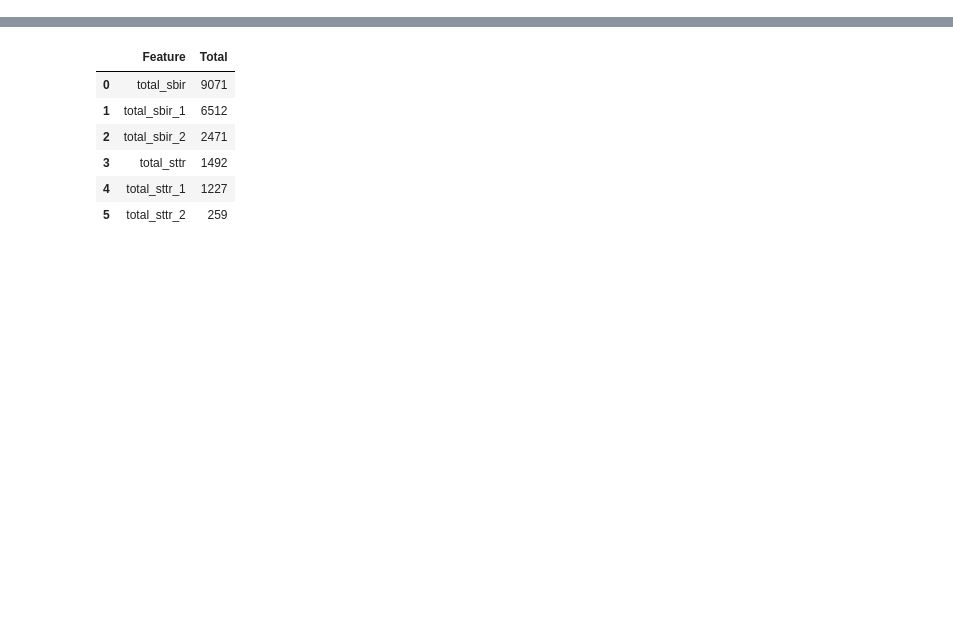
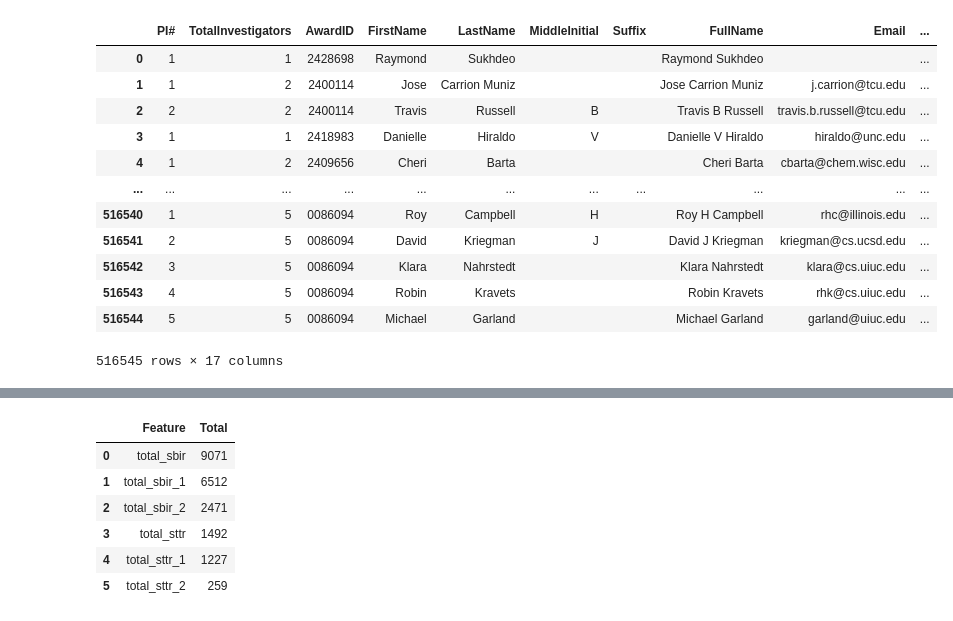
Before and after one commit to SeverinoCenter/nsf-award-extract, a Jupyter notebook: notebooks/0_unzip_process_xml.ipynb, the cells around one changed output, grey strips where cells are left out. Saved outputs shown, nothing was run; the diff lists cells and outputs as text; code cells hidden in the pictures; blank space fills up the shorter version.

```diff
--- a/notebooks/0_unzip_process_xml.ipynb
+++ b/notebooks/0_unzip_process_xml.ipynb
@@ -131,9 +57,0 @@ grants=utils.create_grant_features(grants)
-# %%
-#Feature Engineering
-# Add a new column 'Is_SBIR' to the grants DataFrame
-grants['sbir'] = grants['AwardTitle'].str.contains('SBIR ', case=False, na=False).astype(int)
-grants['sbir_1'] = grants['AwardTitle'].str.contains('SBIR Phase I:', case=False, na=False).astype(int)
-grants['sbir_2'] = grants['AwardTitle'].str.contains('SBIR Phase II:', case=False, na=False).astype(int)
-grants['sttr'] = grants['AwardTitle'].str.contains('STTR ', case=False, na=False).astype(int)
-grants['sttr_1'] = grants['AwardTitle'].str.contains('STTR Phase I:', case=False, na=False).astype(int)
-grants['sttr_2'] = grants['AwardTitle'].str.contains('STTR Phase II:', case=False, na=False).astype(int)
@@ -139,0 +67,10 @@ grants['sttr_2'] = grants['AwardTitle'].str.contains('STTR Phase II:', case=Fals
+# %%
+if process:
+    df= pd.read_csv('../coded/nsf_data.csv')
+    df, grants, invest = utils.process_dataframe(df, root_folder, output_csv, output_pkl)
+    # df.to_csv(output_csv / 'final' / 'df_final.csv', index=False)
+    # df.to_pickle(output_pkl / 'final' / 'df_final.pkl')
+    # grants.to_csv(output_csv / 'final' / 'grants_final.csv', index=False)
+    # grants.to_pickle(output_pkl / 'final' / 'grants_final.pkl')
+    # invest.to_csv(output_csv / 'final' / 'invest_final.csv', index=False)
+    # invest.to_pickle(output_pkl / 'final' / 'invest_final.pkl')
@@ -139,0 +95,21 @@ grants['sttr_2'] = grants['AwardTitle'].str.contains('STTR Phase II:', case=Fals
+# %%
+coding=1
+if coding:
+    icorps = grants[grants['AwardTitle'].str.contains('I-Corps', case=False, na=False)]
+    icorps.to_excel('../data/icorps.xlsx', index=False)
+    sbir = grants[grants['AwardTitle'].str.contains('SBIR', case=False, na=False)]
+    sbir.to_excel('../data/sbir.xlsx', index=False)
+    sttr = grants[grants['AwardTitle'].str.contains('STTR', case=False, na=False)]
+    sttr.to_excel('../data/sttr.xlsx', index=False)
+# %%
+merge=1
+if merge:
+    grants = pd.read_pickle('../outputpkl/final/grants_final.pkl')
+    icorps = pd.read_excel('../Data/icorps_coded.xlsx')
+    grants = utils.process_and_merge_grants(grants, icorps, key='AwardID', columns_to_clean=['teams','hub','site','node'])
+    sbir = pd.read_excel('../Data/sbir_coded.xlsx')
+    grants = utils.process_and_merge_grants(grants, sbir, key='AwardID', columns_to_clean=['sbir','sbir_1','sbir_2','sbir_e'])
+    sttr = pd.read_excel('../Data/sttr_coded.xlsx')
+    grants = utils.process_and_merge_grants(grants, sttr, key='AwardID', columns_to_clean=['sttr','sttr_1','sttr_2','sttr_e'])
+
+grants
@@ -139,0 +136,18 @@ grants['sttr_2'] = grants['AwardTitle'].str.contains('STTR Phase II:', case=Fals
+# %%
+invest = pd.read_pickle('../outputpkl/final/invest_final.pkl')
+#merge and set the suffics ['','_i']
+grants_invest = grants.merge(invest, on='AwardID', how='left', suffixes=['','_i'])
+# %% [output]
+|  | PI# | TotalInvestigators | AwardID | FirstName | LastName | MiddleInitial | Suffix | FullName | Email | ... |
+| 0 | 1 | 1 | 2428698 | Raymond | Sukhdeo |  |  | Raymond Sukhdeo |  | ... |
+| 1 | 1 | 2 | 2400114 | Jose | Carrion Muniz |  |  | Jose Carrion Muniz | j.carrion@tcu.edu | ... |
+| 2 | 2 | 2 | 2400114 | Travis | Russell | B |  | Travis B Russell | travis.b.russell@tcu.edu | ... |
+| 3 | 1 | 1 | 2418983 | Danielle | Hiraldo | V |  | Danielle V Hiraldo | hiraldo@unc.edu | ... |
+| 4 | 1 | 2 | 2409656 | Cheri | Barta |  |  | Cheri Barta | cbarta@chem.wisc.edu | ... |
+| ... | ... | ... | ... | ... | ... | ... | ... | ... | ... | ... |
+| 516540 | 1 | 5 | 0086094 | Roy | Campbell | H |  | Roy H Campbell | rhc@illinois.edu | ... |
+| 516541 | 2 | 5 | 0086094 | David | Kriegman | J |  | David J Kriegman | kriegman@cs.ucsd.edu | ... |
+| 516542 | 3 | 5 | 0086094 | Klara | Nahrstedt |  |  | Klara Nahrstedt | klara@cs.uiuc.edu | ... |
+| 516543 | 4 | 5 | 0086094 | Robin | Kravets |  |  | Robin Kravets | rhk@cs.uiuc.edu | ... |
+| 516544 | 5 | 5 | 0086094 | Michael | Garland |  |  | Michael Garland | garland@uiuc.edu | ... |
+516545 rows × 17 columns
```
Also changed, not shown: parts of 13 cells of this notebook, 6 other files.
